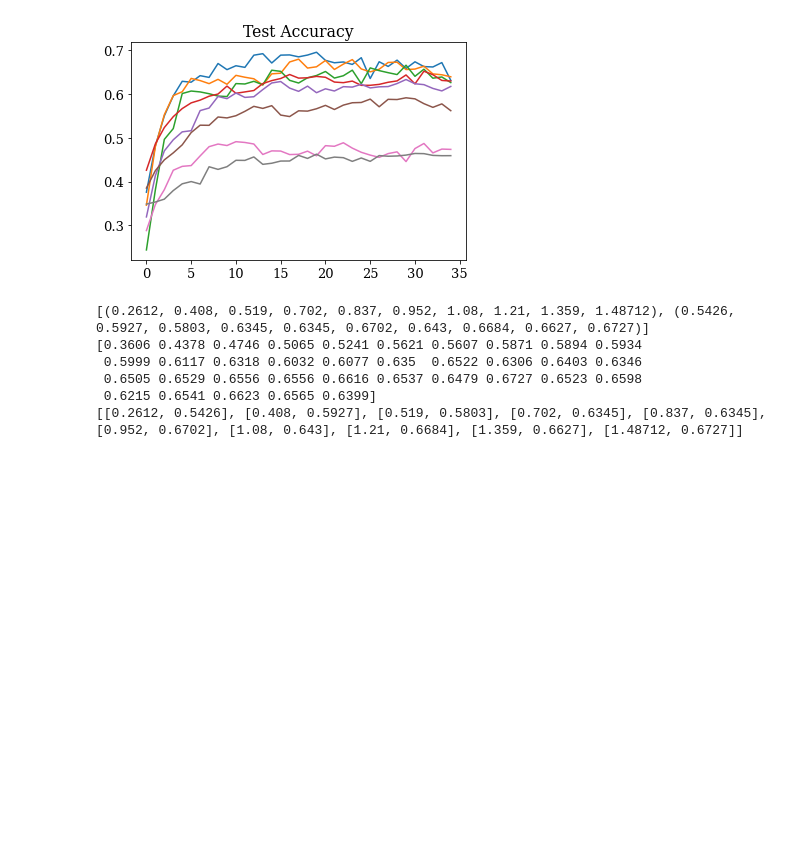
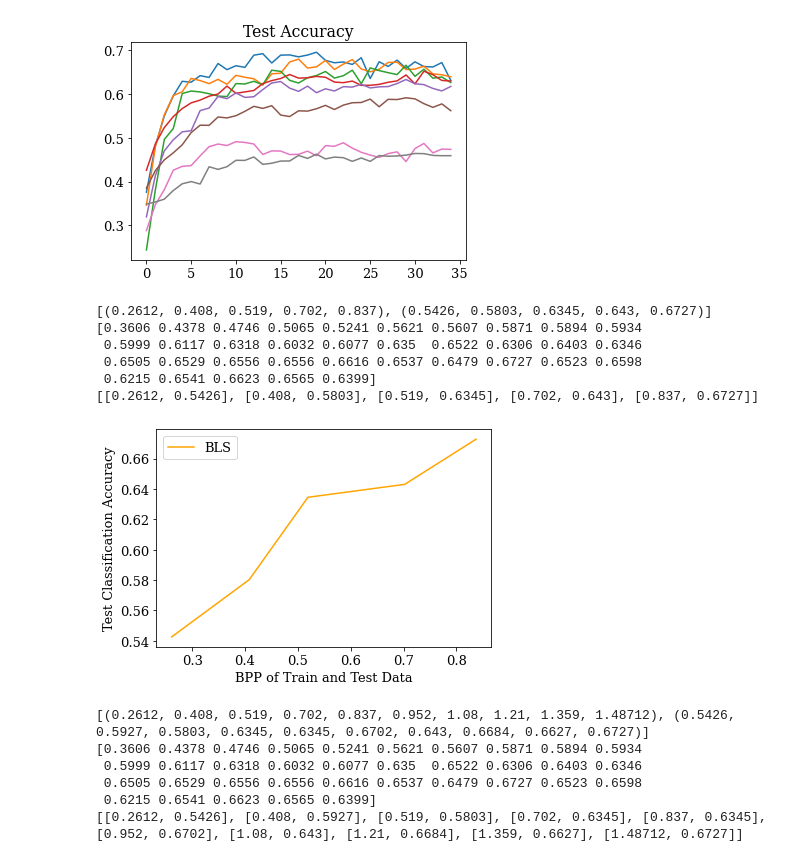
Before and after one commit to navneedh/compression-ml, a Jupyter notebook: train.ipynb, the cells around one changed output. Cells and saved outputs as stored; diff of their text form; code cells hidden in the pictures; blank space fills up the shorter version.

Commit message:
updates for tiny imagenet

```diff
--- a/train.ipynb
+++ b/train.ipynb
@@ -243,29 +257,22 @@ plt.savefig("paramreduction.png", dpi = 100)
 # %%
 base_vgg11 = np.load(exp_results_folder + "base_vgg11.npz")
 
-jpeg80_vgg11 = np.load(exp_results_folder +"jpeg80_vgg11.npz")
-jpeg60_vgg11 = np.load(exp_results_folder +"jpeg60_vgg11.npz")
-jpeg40_vgg11 = np.load(exp_results_folder +"jpeg40_vgg11.npz")
-jpeg20_vgg11 = np.load(exp_results_folder +"jpeg20_vgg11.npz")
-jpeg10_vgg11 = np.load(exp_results_folder +"jpeg10_vgg11.npz")
-jpeg5_vgg11 = np.load(exp_results_folder +"jpeg5_vgg11.npz")
-jpeg1_vgg11 = np.load(exp_results_folder +"jpeg1_vgg11.npz")
+# jpeg80_vgg11 = np.load(exp_results_folder +"jpeg80_vgg11.npz")
+# jpeg60_vgg11 = np.load(exp_results_folder +"jpeg60_vgg11.npz")
+# jpeg40_vgg11 = np.load(exp_results_folder +"jpeg40_vgg11.npz")
+# jpeg20_vgg11 = np.load(exp_results_folder +"jpeg20_vgg11.npz")
+# jpeg10_vgg11 = np.load(exp_results_folder +"jpeg10_vgg11.npz")
+# jpeg5_vgg11 = np.load(exp_results_folder +"jpeg5_vgg11.npz")
+# jpeg1_vgg11 = np.load(exp_results_folder +"jpeg1_vgg11.npz")
 
 bls33_vgg11 = np.load(exp_results_folder +"bls33_vgg11.npz")
-bls24_vgg11 = np.load(exp_results_folder +"bls24_vgg11.npz")
-bls17_vgg11 = np.load(exp_results_folder +"bls17_vgg11.npz")
 bls12_vgg11 = np.load(exp_results_folder +"bls12_vgg11.npz")
-bls9_vgg11 = np.load(exp_results_folder +"bls9_vgg11.npz")
-bls7_vgg11 = np.load(exp_results_folder +"bls7_vgg11.npz")
-bls6_vgg11 = np.load(exp_results_folder +"bls6_vgg11.npz")
 bls5_vgg11 = np.load(exp_results_folder +"bls5_vgg11.npz")
-bls4_vgg11 = np.load(exp_results_folder +"bls4_vgg11.npz")
 bls3_vgg11 = np.load(exp_results_folder +"bls3_vgg11.npz")
-bls2_vgg11 = np.load(exp_results_folder +"bls2_vgg11.npz")
 bls1_vgg11 = np.load(exp_results_folder +"bls1_vgg11.npz")
 
-jpeg_results = [jpeg1_vgg11, jpeg5_vgg11, jpeg10_vgg11, jpeg20_vgg11, jpeg40_vgg11, jpeg60_vgg11, jpeg80_vgg11]
-bls_results = [bls1_vgg11, bls2_vgg11, bls3_vgg11, bls5_vgg11, bls7_vgg11, bls9_vgg11, bls12_vgg11, bls17_vgg11, bls24_vgg11, bls33_vgg11]
+# jpeg_results = [jpeg1_vgg11, jpeg5_vgg11, jpeg10_vgg11, jpeg20_vgg11, jpeg40_vgg11, jpeg60_vgg11, jpeg80_vgg11]
+bls_results = [bls1_vgg11, bls3_vgg11, bls5_vgg11, bls12_vgg11, bls33_vgg11]
 # %%
 plt.title("Training Accuracy")
 plt.plot(base_vgg11["train_acc"], label = "baseline")
@@ -325,6 +332,28 @@ plt.show()
 # %% [output]
 [figure]
 [figure]
+# %%
+bls = [[bls_bpp[i], bls_results[i]['test_acc'].max()] for i in range(5)]
+
+print(list(zip(*bls)))
+print(bls_results[-1]['test_acc'])
+
+print(bls)
+
+
+plt.ylabel("Test Classification Accuracy")
+plt.xlabel("BPP of Train and Test Data")
+plt.plot(*list(zip(*bls)), label = "BLS", color = "orange")
+plt.legend()
+plt.savefig("training.png", dpi = 100)
+# %% [output]
+[(0.2612, 0.408, 0.519, 0.702, 0.837), (0.5426, 0.5803, 0.6345, 0.643, 0.6727)]
+[0.3606 0.4378 0.4746 0.5065 0.5241 0.5621 0.5607 0.5871 0.5894 0.5934
+ 0.5999 0.6117 0.6318 0.6032 0.6077 0.635  0.6522 0.6306 0.6403 0.6346
+ 0.6505 0.6529 0.6556 0.6556 0.6616 0.6537 0.6479 0.6727 0.6523 0.6598
+ 0.6215 0.6541 0.6623 0.6565 0.6399]
+[[0.2612, 0.5426], [0.408, 0.5803], [0.519, 0.6345], [0.702, 0.643], [0.837, 0.6727]]
+[figure, added]
 # %%
 jpeg = [[jpeg_bpp[i], jpeg_results[i]['test_acc'].max()] for i in range(5)]
 bls = [[bls_bpp[i], bls_results[i]['test_acc'].max()] for i in range(10)]
```
Also changed, not shown: parts of 4 cells of this notebook, 14 other files.
